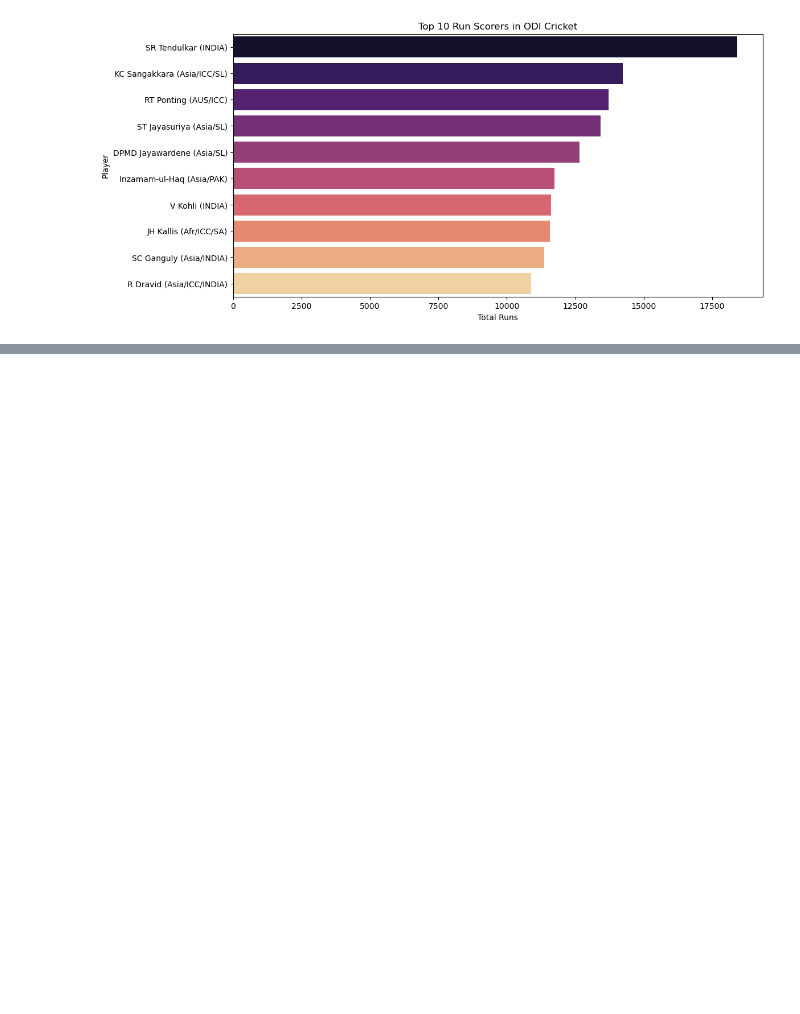
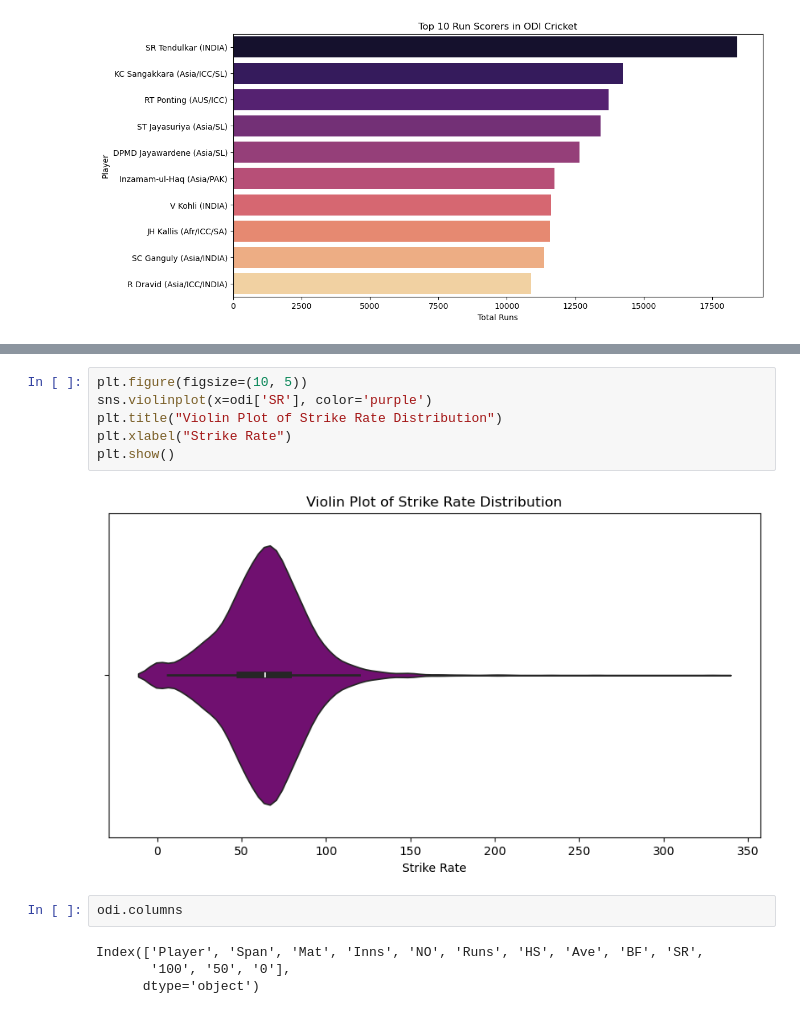
Before and after one commit to Sagar-S-R/ODIdataAnalysis, a Jupyter notebook: cricketScoresAnalysis.ipynb, the cells around one changed output, grey strips where cells are left out. Drawn from its saved outputs; the diff is of its cells as text; blank space fills up the shorter version.

```diff
--- a/cricketScoresAnalysis.ipynb
+++ b/cricketScoresAnalysis.ipynb
@@ -79,0 +85,14 @@ ValueError: could not convert string to float: 'SR Tendulkar (INDIA)'
+# %%
+plt.figure(figsize=(10, 5))
+sns.violinplot(x=odi['SR'], color='purple')
+plt.title("Violin Plot of Strike Rate Distribution")
+plt.xlabel("Strike Rate")
+plt.show()
+# %% [output]
+[figure, added]
+# %%
+odi.columns
+# %% [output]
+Index(['Player', 'Span', 'Mat', 'Inns', 'NO', 'Runs', 'HS', 'Ave', 'BF', 'SR',
+       '100', '50', '0'],
+      dtype='object')
```
Also changed, not shown: parts of 3 cells of this notebook.
